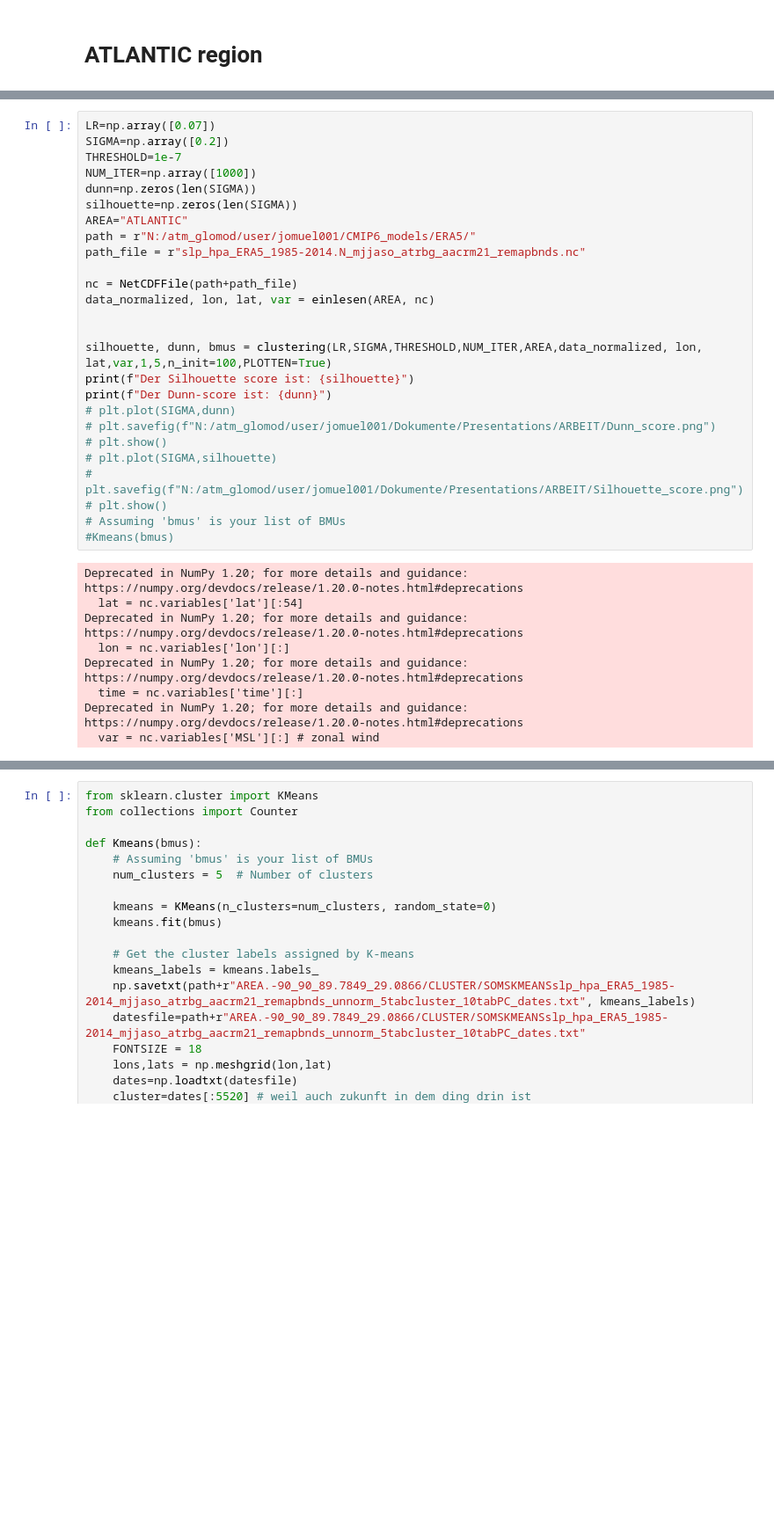
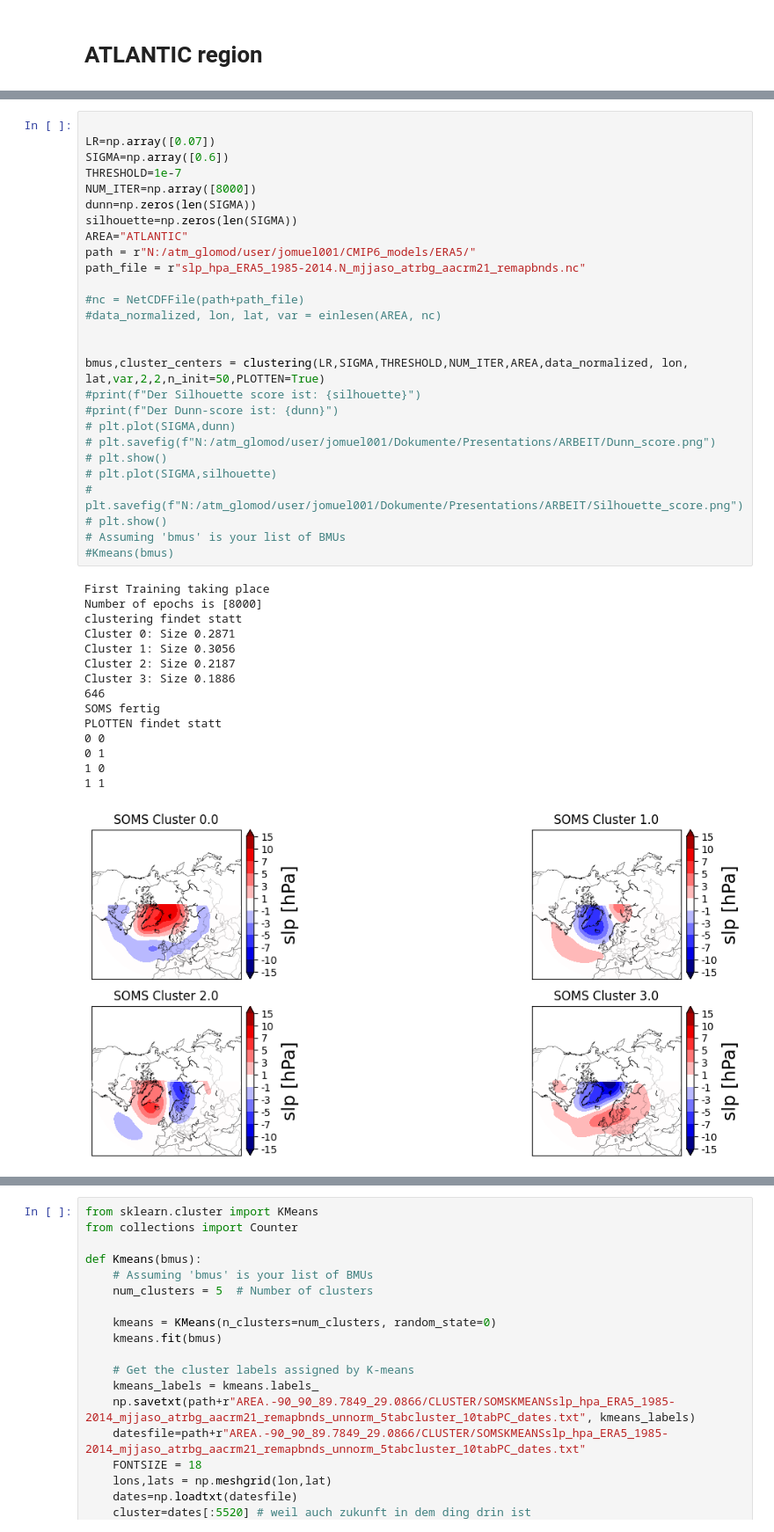
Before and after one commit to rabuschwan/AWI, a Jupyter notebook: SOMs_fkt.ipynb, the cells around one changed output, grey strips where cells are left out. Shown at 88% size. Drawn from its saved outputs; the diff is of its cells as text; blank space fills up the shorter version.

```diff
--- a/SOMs_fkt.ipynb
+++ b/SOMs_fkt.ipynb
@@ -257,35 +401,43 @@ def clustering(LR, SIGMA, THRESHOLD,NUM_ITER, AREA, data_normalized, lon, lat, v
 # %%
+
 LR=np.array([0.07])
-SIGMA=np.array([0.2])
+SIGMA=np.array([0.6])
 THRESHOLD=1e-7
-NUM_ITER=np.array([1000])
+NUM_ITER=np.array([8000])
 dunn=np.zeros(len(SIGMA))
 silhouette=np.zeros(len(SIGMA))
 AREA="ATLANTIC"
 path = r"N:/atm_glomod/user/jomuel001/CMIP6_models/ERA5/"
 path_file = r"slp_hpa_ERA5_1985-2014.N_mjjaso_atrbg_aacrm21_remapbnds.nc"
 
-nc = NetCDFFile(path+path_file)
-data_normalized, lon, lat, var = einlesen(AREA, nc)
+#nc = NetCDFFile(path+path_file)
+#data_normalized, lon, lat, var = einlesen(AREA, nc)
 
 
-silhouette, dunn, bmus = clustering(LR,SIGMA,THRESHOLD,NUM_ITER,AREA,data_normalized, lon, lat,var,1,5,n_init=100,PLOTTEN=True)
-print(f"Der Silhouette score ist: {silhouette}")
-print(f"Der Dunn-score ist: {dunn}")
+bmus,cluster_centers = clustering(LR,SIGMA,THRESHOLD,NUM_ITER,AREA,data_normalized, lon, lat,var,2,2,n_init=50,PLOTTEN=True)
+#print(f"Der Silhouette score ist: {silhouette}")
+#print(f"Der Dunn-score ist: {dunn}")
 # plt.plot(SIGMA,dunn)
 # plt.savefig(f"N:/atm_glomod/user/jomuel001/Dokumente/Presentations/ARBEIT/Dunn_score.png")
 # plt.show()
 # plt.plot(SIGMA,silhouette)
 # plt.savefig(f"N:/atm_glomod/user/jomuel001/Dokumente/Presentations/ARBEIT/Silhouette_score.png")
 # plt.show()
 # Assuming 'bmus' is your list of BMUs
 #Kmeans(bmus)
 # %% [output]
-Deprecated in NumPy 1.20; for more details and guidance: https://numpy.org/devdocs/release/1.20.0-notes.html#deprecations
-  lat = nc.variables['lat'][:54]
-Deprecated in NumPy 1.20; for more details and guidance: https://numpy.org/devdocs/release/1.20.0-notes.html#deprecations
-  lon = nc.variables['lon'][:]
-Deprecated in NumPy 1.20; for more details and guidance: https://numpy.org/devdocs/release/1.20.0-notes.html#deprecations
-  time = nc.variables['time'][:]
-Deprecated in NumPy 1.20; for more details and guidance: https://numpy.org/devdocs/release/1.20.0-notes.html#deprecations
-  var = nc.variables['MSL'][:] # zonal wind
+First Training taking place
+Number of epochs is [8000]
+clustering findet statt
+Cluster 0: Size 0.2871
+Cluster 1: Size 0.3056
+Cluster 2: Size 0.2187
+Cluster 3: Size 0.1886
+646
+SOMS fertig
+PLOTTEN findet statt
+0 0
+0 1
+1 0
+1 1
+[figure, added]
```
Also changed, not shown: parts of 7 cells of this notebook, 2 other files.
